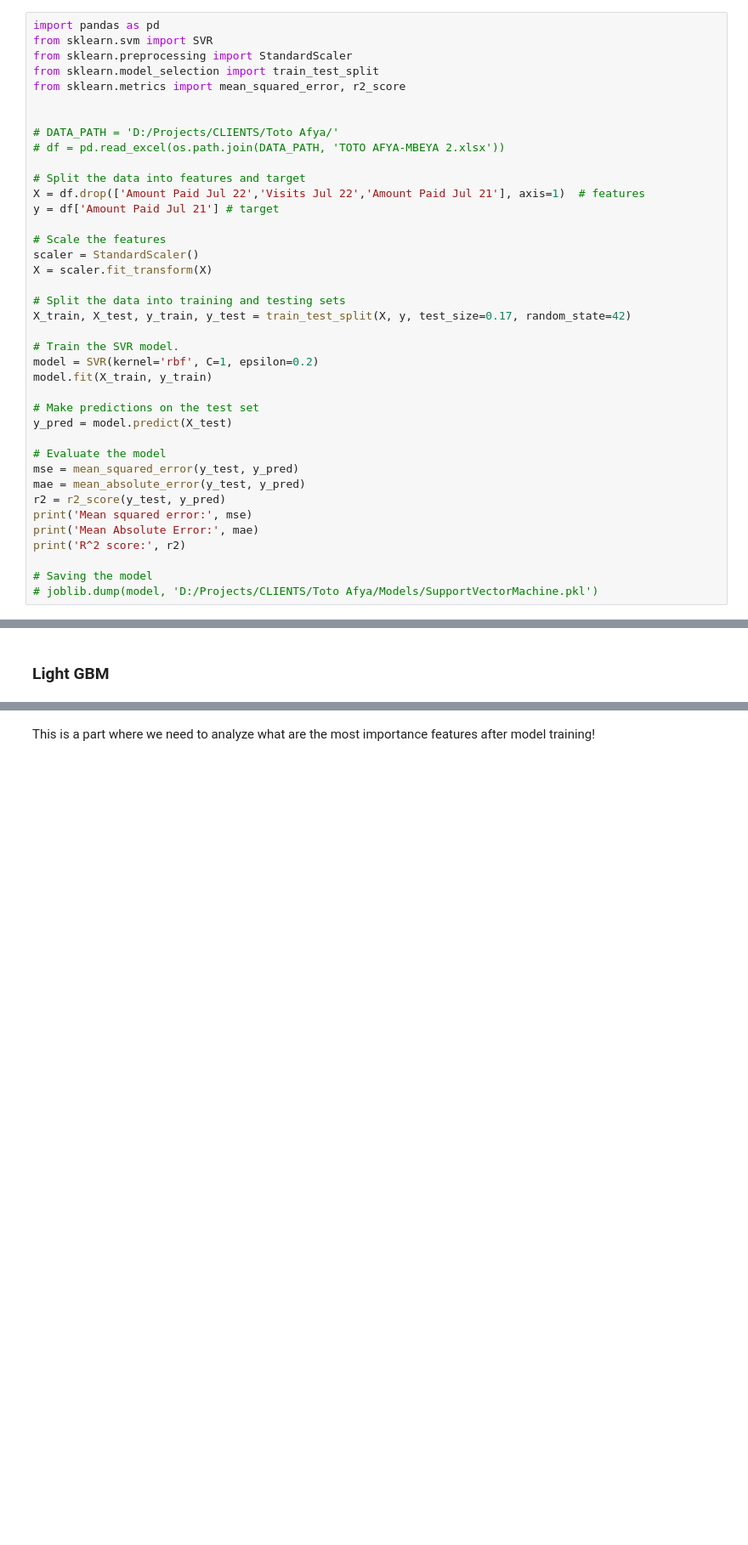
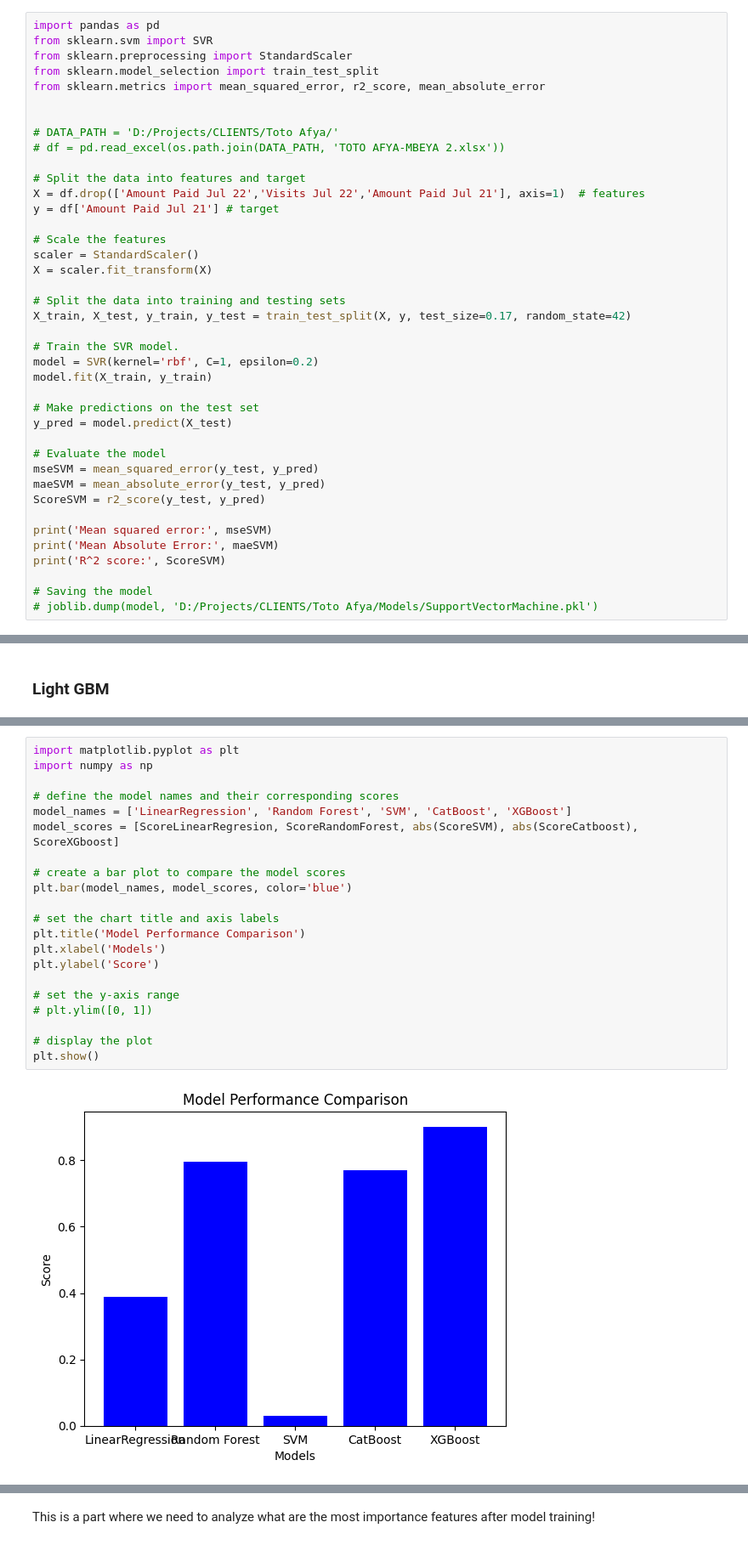
Before and after one commit to MGASALUCAS/TotoAfyaMbeya, a Jupyter notebook: Machine Learning Modeling.ipynb, the cells around one changed output, grey strips where cells are left out. Shown at 85% size. Saved outputs shown, nothing was run; the diff lists cells and outputs as text; blank space fills up the shorter version.

Commit message:
Add files via upload
Updated Machine learning Modeling!

```diff
--- a/Machine Learning Modeling.ipynb
+++ b/Machine Learning Modeling.ipynb
@@ -509,7 +506,7 @@ import pandas as pd
 from sklearn.svm import SVR
 from sklearn.preprocessing import StandardScaler
 from sklearn.model_selection import train_test_split
-from sklearn.metrics import mean_squared_error, r2_score
+from sklearn.metrics import mean_squared_error, r2_score, mean_absolute_error
 
 
 # DATA_PATH = 'D:/Projects/CLIENTS/Toto Afya/'
@@ -534,12 +531,13 @@ model.fit(X_train, y_train)
 y_pred = model.predict(X_test)
 
 # Evaluate the model
-mse = mean_squared_error(y_test, y_pred)
-mae = mean_absolute_error(y_test, y_pred)
-r2 = r2_score(y_test, y_pred)
-print('Mean squared error:', mse)
-print('Mean Absolute Error:', mae)
-print('R^2 score:', r2)
+mseSVM = mean_squared_error(y_test, y_pred)
+maeSVM = mean_absolute_error(y_test, y_pred)
+ScoreSVM = r2_score(y_test, y_pred)
+
+print('Mean squared error:', mseSVM)
+print('Mean Absolute Error:', maeSVM)
+print('R^2 score:', ScoreSVM)
 
 # Saving the model
 # joblib.dump(model, 'D:/Projects/CLIENTS/Toto Afya/Models/SupportVectorMachine.pkl')
@@ -573,0 +578,23 @@ print('Model R^2 Score:', r2)
+# %%
+import matplotlib.pyplot as plt
+import numpy as np
+
+# define the model names and their corresponding scores
+model_names = ['LinearRegression', 'Random Forest', 'SVM', 'CatBoost', 'XGBoost']
+model_scores = [ScoreLinearRegresion, ScoreRandomForest, abs(ScoreSVM), abs(ScoreCatboost), ScoreXGboost]
+
+# create a bar plot to compare the model scores
+plt.bar(model_names, model_scores, color='blue')
+
+# set the chart title and axis labels
+plt.title('Model Performance Comparison')
+plt.xlabel('Models')
+plt.ylabel('Score')
+
+# set the y-axis range
+# plt.ylim([0, 1])
+
+# display the plot
+plt.show()
+# %% [output]
+[figure, added]
```
Also changed, not shown: parts of 20 cells of this notebook.
